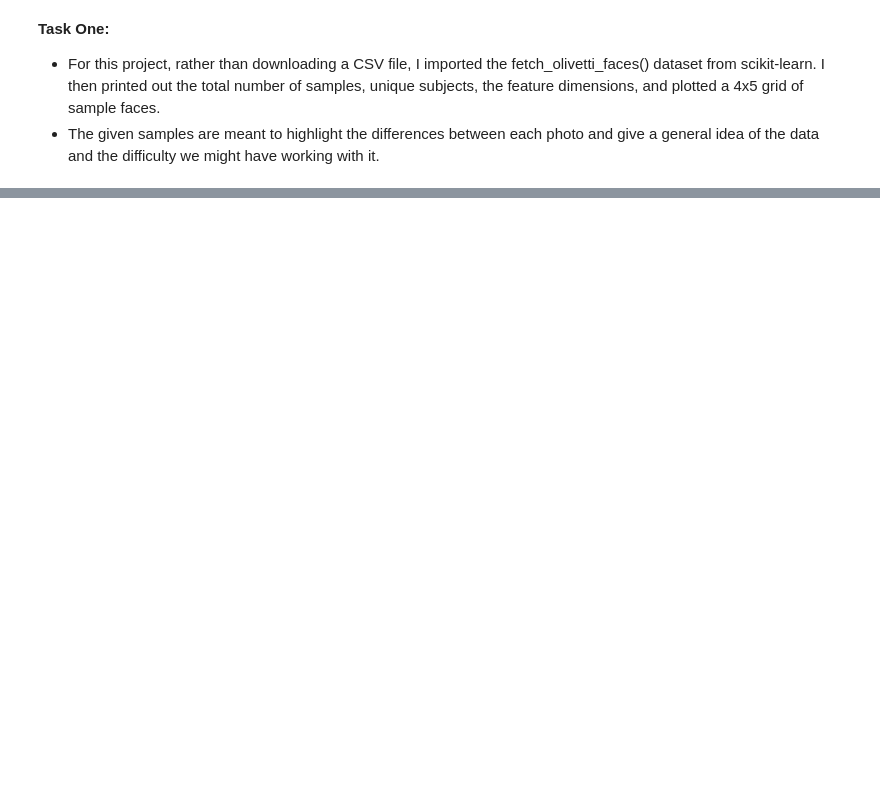
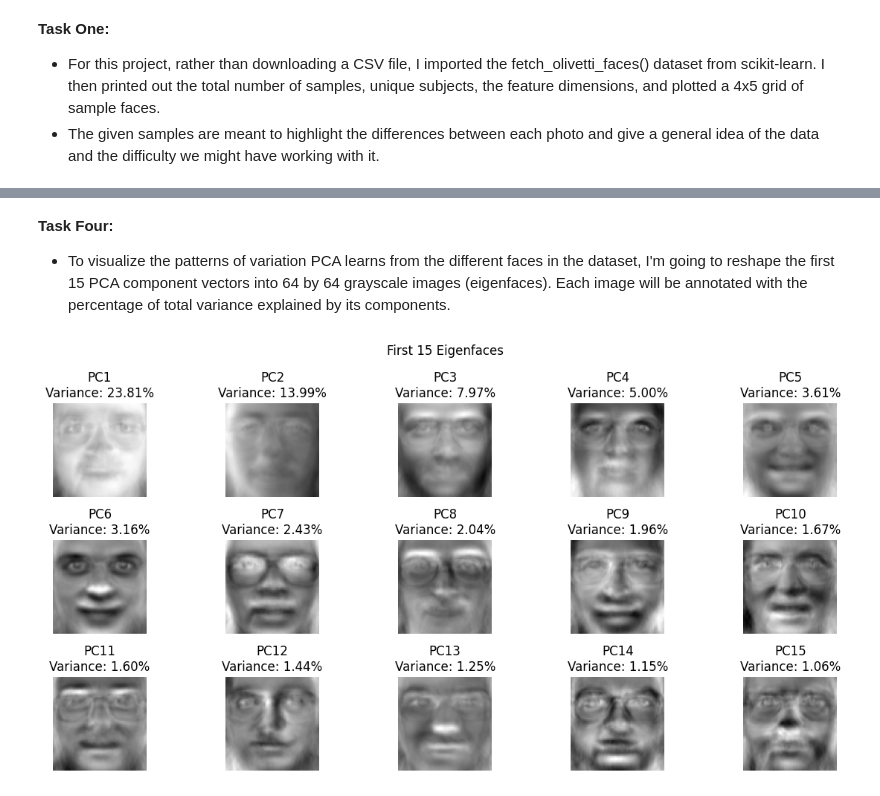
Before and after one commit to JFish72/CSC-349-Machine-Learning-, a Jupyter notebook: HW6/faces_pca.ipynb, the cells around one changed output, grey strips where cells are left out. Drawn from its saved outputs; the diff is of its cells as text; code cells hidden in the pictures; blank space fills up the shorter version.

```diff
--- a/HW6/faces_pca.ipynb
+++ b/HW6/faces_pca.ipynb
@@ -51,0 +138,18 @@ Feature dimensions: 4096
+# %% [markdown]
+**Task Four:**
+*   To visualize the patterns of variation PCA learns from the different faces in the dataset, I'm going to reshape the first 15 PCA component vectors into 64 by 64 grayscale images (eigenfaces). Each image will be annotated with the percentage of total variance explained by its components.
+# %%
+fig, axes = plt.subplots(3, 5, figsize = (12, 6))
+
+for i, ax in enumerate(axes.flat):
+  eigenface = pca_full.components_[i].reshape(64, 64)
+  limit = np.max(np.abs(eigenface))
+  ax.imshow(eigenface, cmap = 'gray', vmin = -limit, vmax = limit)
+  ax.set_title(f'PC{i + 1}\nVariance: {explained_variance[i] * 100:.2f}%')
+  ax.axis('off')
+
+plt.suptitle('First 15 Eigenfaces')
+plt.tight_layout()
+plt.show()
+# %% [output]
+[figure, added]
```
Also changed, not shown: parts of 6 cells of this notebook.
